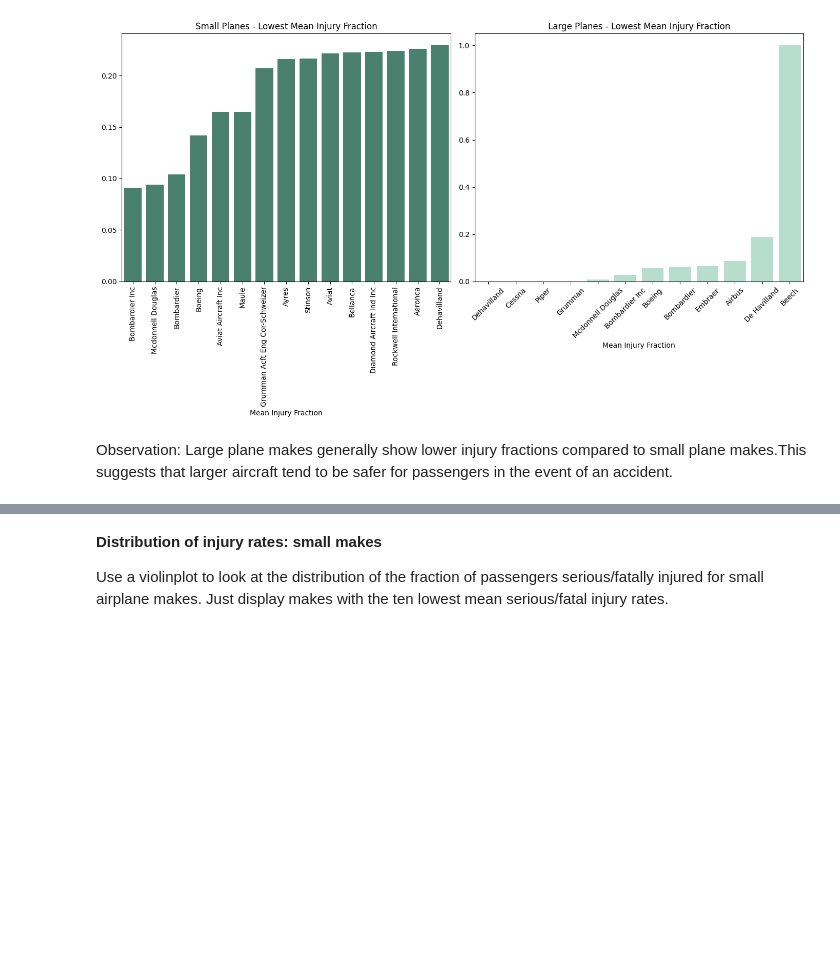
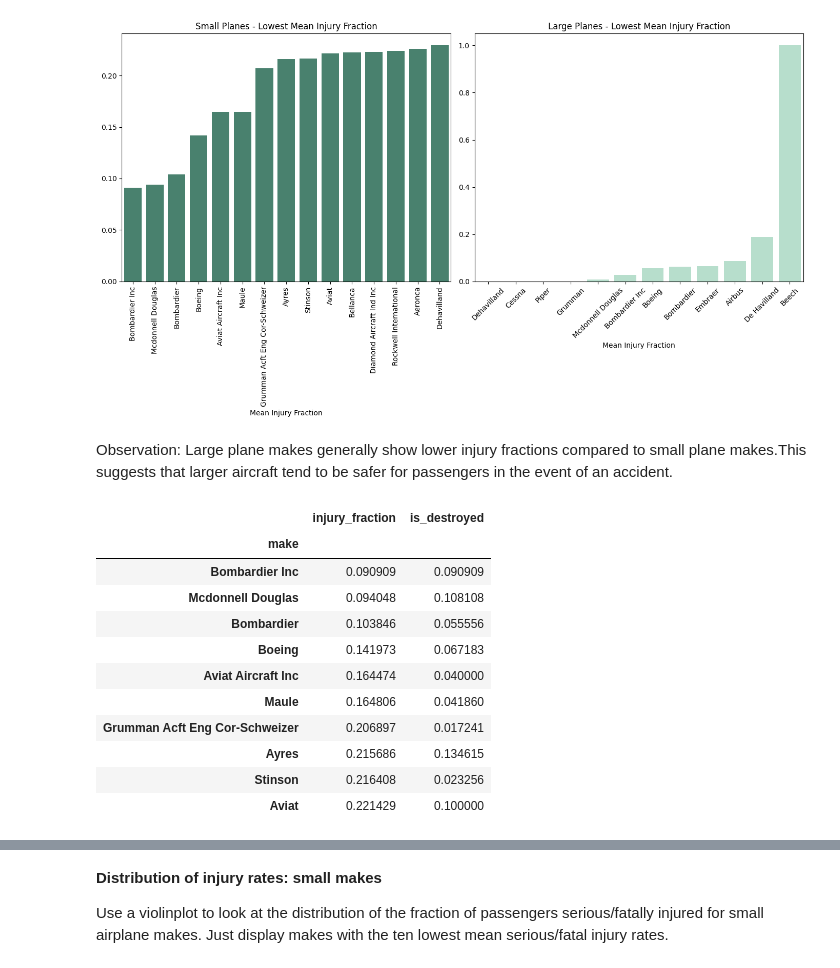
Before and after one commit to Fiona760/dsc-course0-m8-lab, a Jupyter notebook: Aviation_Accidents_Data_Analysis.ipynb, the cells around one changed output, grey strips where cells are left out. Saved outputs shown, nothing was run; the diff lists cells and outputs as text; code cells hidden in the pictures; blank space fills up the shorter version.

Commit message:
Add summary statistics tables

```diff
--- a/Aviation_Accidents_Data_Analysis.ipynb
+++ b/Aviation_Accidents_Data_Analysis.ipynb
@@ -123,3 +123,19 @@ plt.show()
 [figure]
 # %% [markdown]
 Observation: Large plane makes generally show lower injury fractions compared to small plane makes.This suggests that larger aircraft tend to be safer for passengers in the event of an accident.
+# %%
+# Summary statistics by make for small planes
+small_planes.groupby('make')[['injury_fraction', 'is_destroyed']].mean().sort_values('injury_fraction').head(10)
+# %% [output]
+|  | injury_fraction | is_destroyed |
+| make |  |  |
+| Bombardier Inc | 0.090909 | 0.090909 |
+| Mcdonnell Douglas | 0.094048 | 0.108108 |
+| Bombardier | 0.103846 | 0.055556 |
+| Boeing | 0.141973 | 0.067183 |
+| Aviat Aircraft Inc | 0.164474 | 0.040000 |
+| Maule | 0.164806 | 0.041860 |
+| Grumman Acft Eng Cor-Schweizer | 0.206897 | 0.017241 |
+| Ayres | 0.215686 | 0.134615 |
+| Stinson | 0.216408 | 0.023256 |
+| Aviat | 0.221429 | 0.100000 |
```
Also changed, not shown: parts of 3 cells of this notebook.
